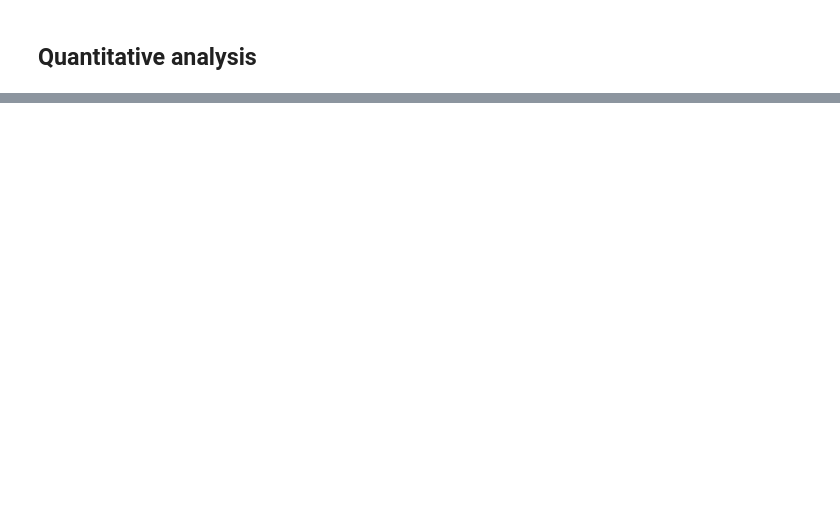
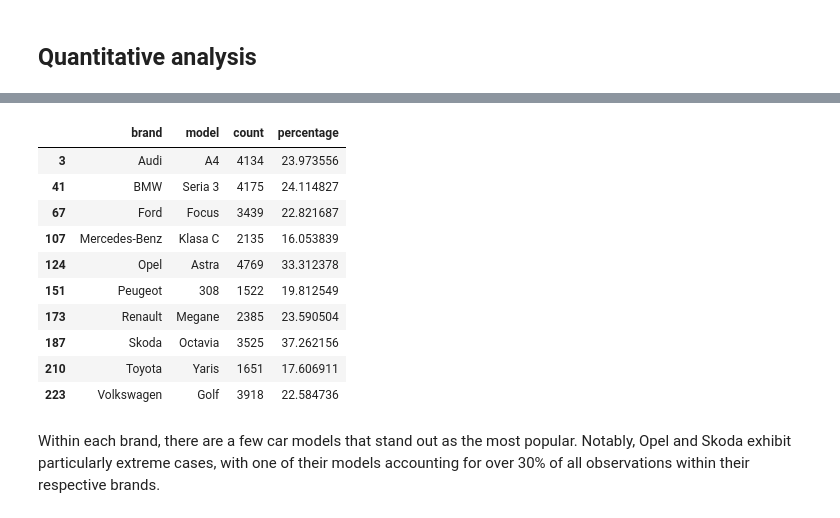
Before and after one commit to pawel-grzeszczyk/Car-Market-Analysis, a Jupyter notebook: data_analysis.ipynb, the cells around one changed output, grey strips where cells are left out. Saved outputs shown, nothing was run; the diff lists cells and outputs as text; code cells hidden in the pictures; blank space fills up the shorter version.

```diff
--- a/data_analysis.ipynb
+++ b/data_analysis.ipynb
@@ -15,0 +58,29 @@ data.head()
+# %%
+#  What are the top n car models for each brand based on their count percentage?
+
+# Total count for each brand
+brand_counts = grouped_brand.groupby('brand')['count'].transform('sum')
+
+grouped_brand['percentage'] = grouped_brand['count'] / brand_counts * 100
+
+sorted_brand = grouped_brand.sort_values(['brand', 'percentage'], ascending=[True, False])
+
+n = 1 # Number of top models to show for each brand
+
+top_n_brand = sorted_brand.groupby('brand').head(1)
+
+top_n_brand
+# %% [output]
+|  | brand | model | count | percentage |
+| 3 | Audi | A4 | 4134 | 23.973556 |
+| 41 | BMW | Seria 3 | 4175 | 24.114827 |
+| 67 | Ford | Focus | 3439 | 22.821687 |
+| 107 | Mercedes-Benz | Klasa C | 2135 | 16.053839 |
+| 124 | Opel | Astra | 4769 | 33.312378 |
+| 151 | Peugeot | 308 | 1522 | 19.812549 |
+| 173 | Renault | Megane | 2385 | 23.590504 |
+| 187 | Skoda | Octavia | 3525 | 37.262156 |
+| 210 | Toyota | Yaris | 1651 | 17.606911 |
+| 223 | Volkswagen | Golf | 3918 | 22.584736 |
+# %% [markdown]
+Within each brand, there are a few car models that stand out as the most popular. Notably, Opel and Skoda exhibit particularly extreme cases, with one of their models accounting for over 30% of all observations within their respective brands.
```
Also changed, not shown: parts of 14 cells of this notebook, 1 other file.
